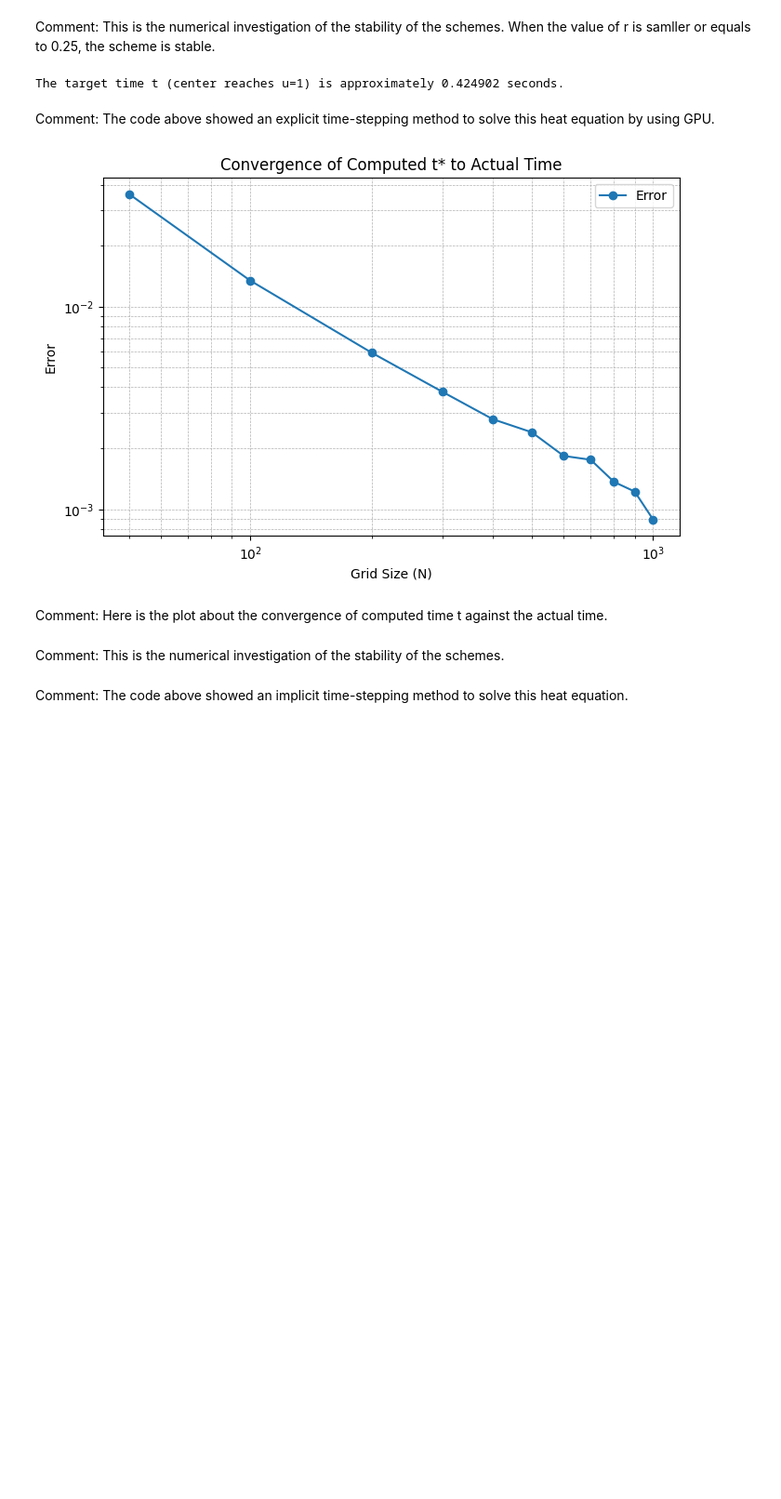
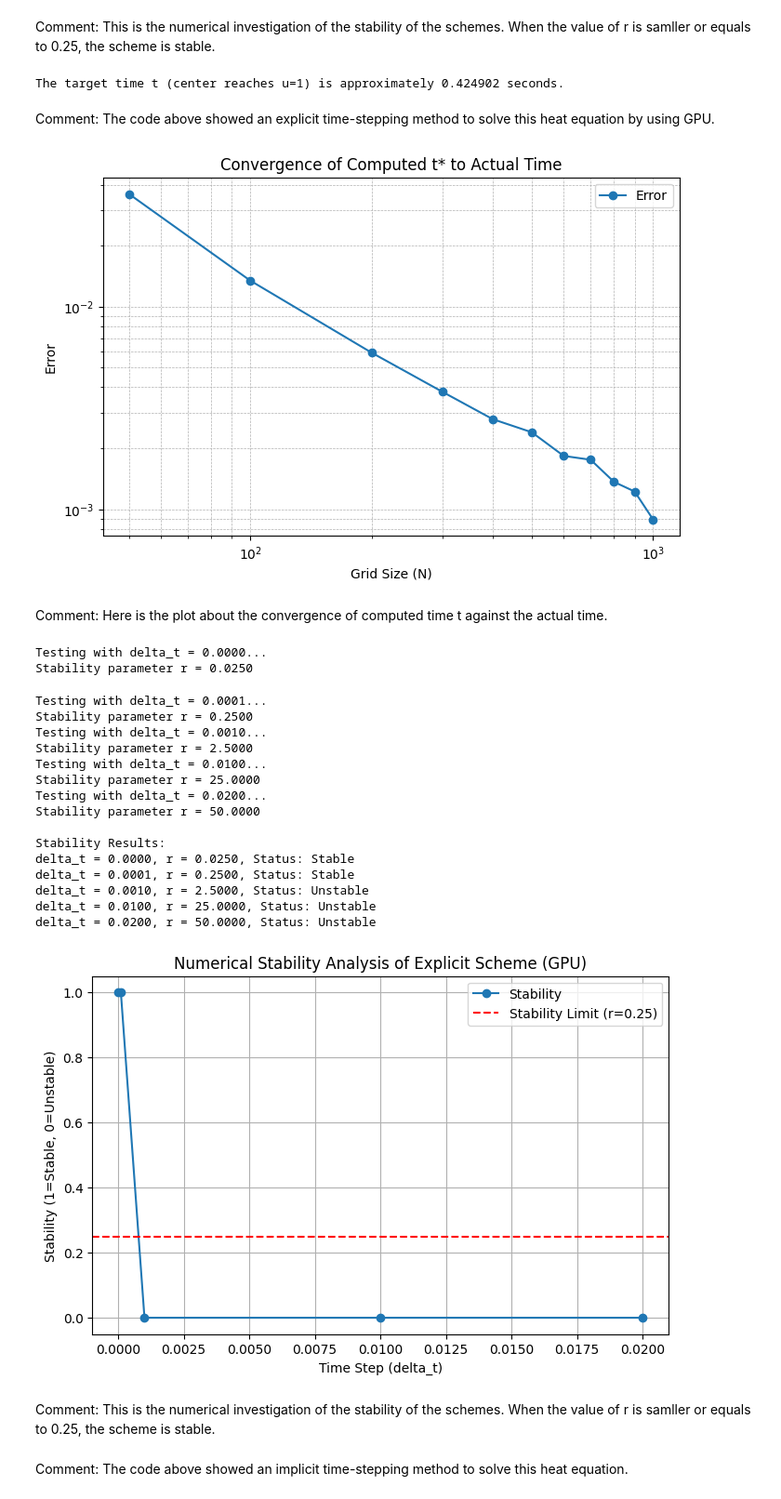
Before and after one commit to iwmysihyhe/Travel-guide, a Jupyter notebook: cw4.ipynb, the cells around one changed output. Shown at 93% size. Saved outputs shown, nothing was run; the diff lists cells and outputs as text; code cells hidden in the pictures; blank space fills up the shorter version.

```diff
--- a/cw4.ipynb
+++ b/cw4.ipynb
@@ -382,36 +382,55 @@ def solve_2d_heat_stability_gpu(T, delta_x, delta_t, alpha, N):
 N = 100  # 网格大小
 alpha = 1
 T = 0.5
 delta_x = 2 / N
-delta_t_values = [0.0001, 0.001, 0.01, 0.02]  # 时间步长列表
+delta_t_values = [0.00001, 0.0001, 0.001, 0.01, 0.02]  # 时间步长列表
 
 stability_results = []
 for delta_t in delta_t_values:
     print(f"Testing with delta_t = {delta_t:.4f}...")
     is_stable, r = solve_2d_heat_stability_gpu(T, delta_x, delta_t, alpha, N)
     stability_results.append((delta_t, r, is_stable))
 
 # 打印结果
 print("\nStability Results:")
 for delta_t, r, is_stable in stability_results:
     status = "Stable" if is_stable else "Unstable"
     print(f"delta_t = {delta_t:.4f}, r = {r:.4f}, Status: {status}")
 
 # 可视化稳定性分析
 delta_t_values, r_values, stabilities = zip(*stability_results)
 stabilities_numeric = [1 if stable else 0 for stable in stabilities]
 
 plt.figure(figsize=(8, 5))
 plt.plot(delta_t_values, stabilities_numeric, marker="o", label="Stability")
 plt.axhline(0.25, color="red", linestyle="--", label="Stability Limit (r=0.25)")
 plt.xlabel("Time Step (delta_t)")
 plt.ylabel("Stability (1=Stable, 0=Unstable)")
 plt.title("Numerical Stability Analysis of Explicit Scheme (GPU)")
 plt.legend()
 plt.grid()
 plt.show()
+# %% [output]
+Testing with delta_t = 0.0000...
+Stability parameter r = 0.0250
+Testing with delta_t = 0.0001...
+Stability parameter r = 0.2500
+Testing with delta_t = 0.0010...
+Stability parameter r = 2.5000
+Testing with delta_t = 0.0100...
+Stability parameter r = 25.0000
+Testing with delta_t = 0.0200...
+Stability parameter r = 50.0000
+
+Stability Results:
+delta_t = 0.0000, r = 0.0250, Status: Stable
+delta_t = 0.0001, r = 0.2500, Status: Stable
+delta_t = 0.0010, r = 2.5000, Status: Unstable
+delta_t = 0.0100, r = 25.0000, Status: Unstable
+delta_t = 0.0200, r = 50.0000, Status: Unstable
+[figure, added]
 # %% [markdown]
-Comment: This is the numerical investigation of the stability of the schemes.
+Comment: This is the numerical investigation of the stability of the schemes. When the value of r is samller or equals to 0.25, the scheme is stable.
 # %%
 import numpy as np
 from scipy.sparse import diags, eye
```
